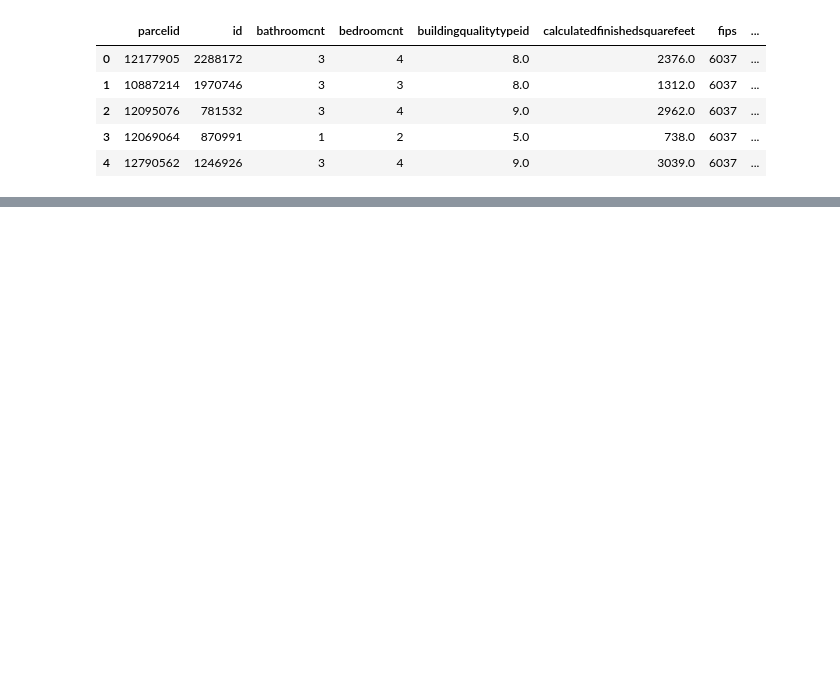
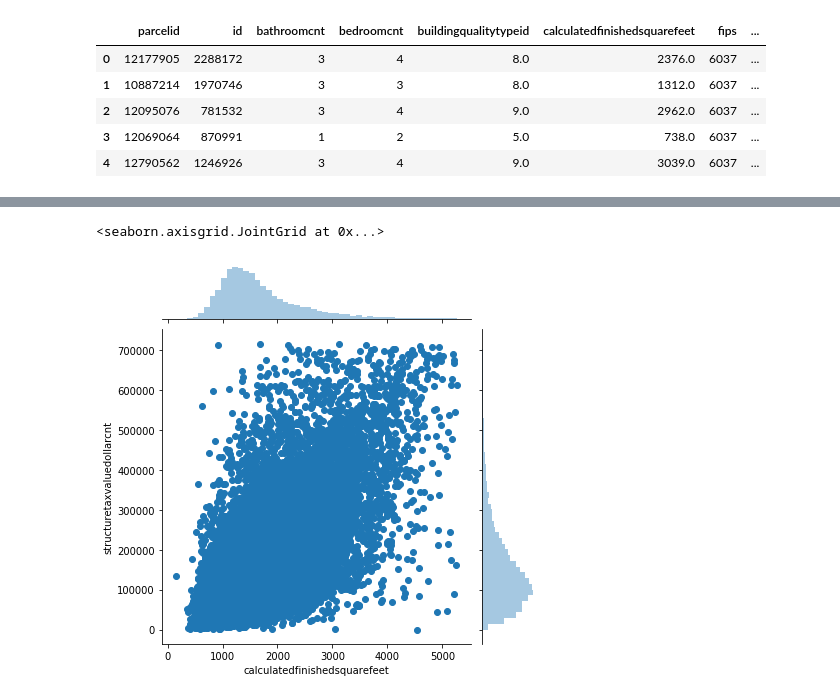
Before and after one commit to Osdorn-Typewriter-Repair/osdorn_project, a Jupyter notebook: osdorn_paddy.ipynb, the cells around one changed output, grey strips where cells are left out. Saved outputs shown, nothing was run; the diff lists cells and outputs as text; code cells hidden in the pictures; blank space fills up the shorter version.

```diff
--- a/osdorn_paddy.ipynb
+++ b/osdorn_paddy.ipynb
@@ -239,0 +386,5 @@ new_df.describe()
+# %%
+sns.jointplot(data=train, x='calculatedfinishedsquarefeet', y='structuretaxvaluedollarcnt')
+# %% [output]
+<seaborn.axisgrid.JointGrid at 0x...>
+[figure, added]
```
Also changed, not shown: parts of 20 cells of this notebook.
